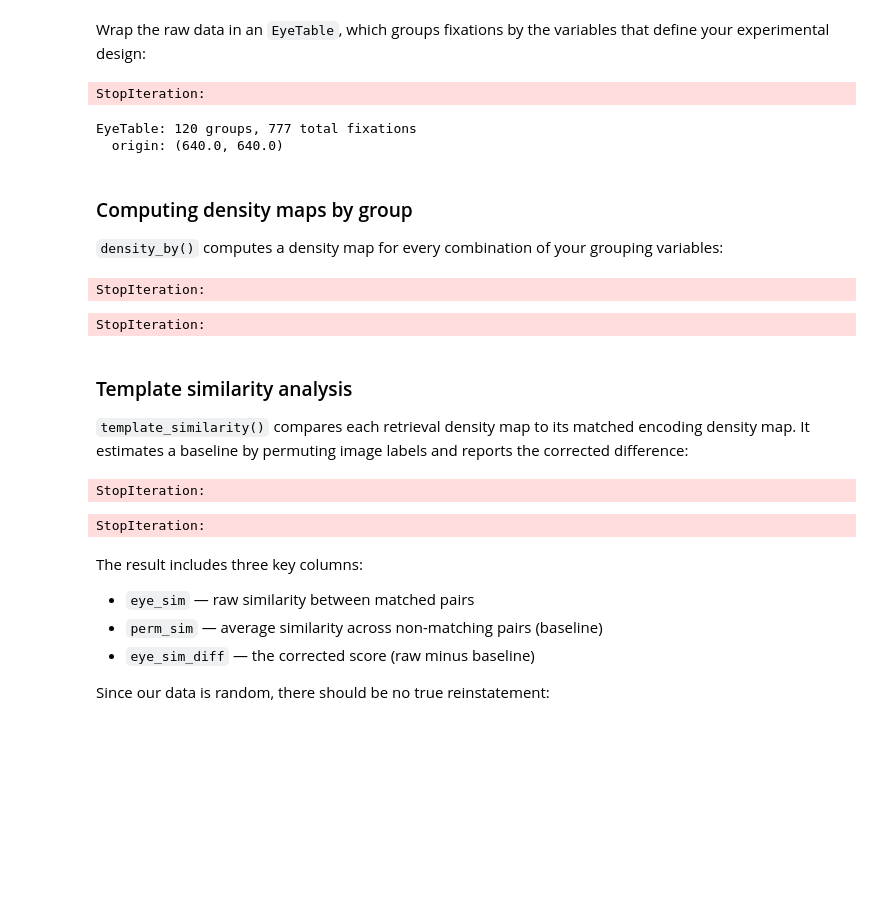
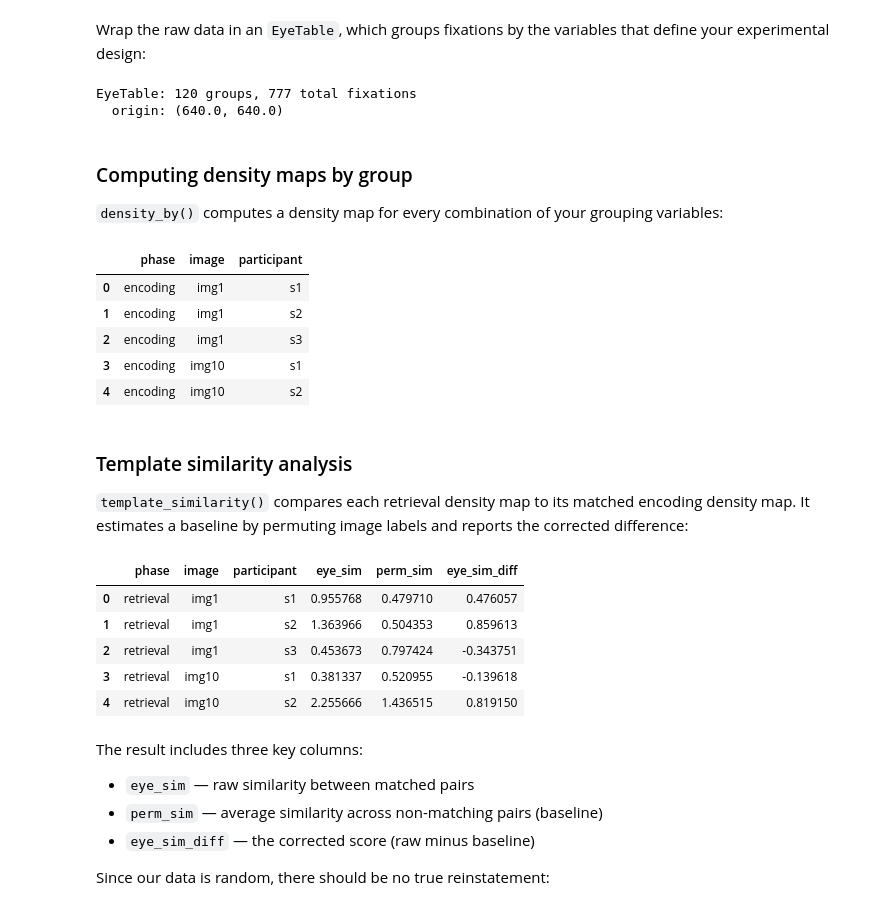
Before and after one commit to bbuchsbaum/peyesim, a Jupyter notebook: notebooks/01_overview.ipynb, the cells around one changed output. Cells and saved outputs as stored; diff of their text form; code cells hidden in the pictures; blank space fills up the shorter version.

```diff
--- a/notebooks/01_overview.ipynb
+++ b/notebooks/01_overview.ipynb
@@ -171,11 +171,10 @@ eyetab = eye_table(
     groupvar=["participant", "phase", "image"],
     data=df,
 )
-eyetab
+print(eyetab)
 # %% [output]
-StopIteration:
+EyeTable: 120 groups, 777 total fixations
+  origin: (640.0, 640.0)
-EyeTable: 120 groups, 777 total fixations
-  origin: (640.0, 640.0)
 # %% [markdown]
 ### Computing density maps by group
 
@@ -189,10 +188,14 @@ eyedens = density_by(
     xbounds=(0, 100),
     ybounds=(0, 100),
 )
-eyedens.head()
+eyedens.drop(columns=["density", "fixgroup"], errors="ignore").head()
 # %% [output]
-StopIteration:
-StopIteration:
+|  | phase | image | participant |
+| 0 | encoding | img1 | s1 |
+| 1 | encoding | img1 | s2 |
+| 2 | encoding | img1 | s3 |
+| 3 | encoding | img10 | s1 |
+| 4 | encoding | img10 | s2 |
 # %% [markdown]
 ### Template similarity analysis
 
@@ -202,17 +205,21 @@ reports the corrected difference:
 # %%
 enc_dens = eyedens[eyedens["phase"] == "encoding"].reset_index(drop=True)
 ret_dens = eyedens[eyedens["phase"] == "retrieval"].reset_index(drop=True)
 
 simres = template_similarity(
     enc_dens, ret_dens,
     match_on="image",
     method="fisherz",
     permutations=50,
 )
-simres.head()
+simres.drop(columns=["density", "fixgroup"], errors="ignore").head()
 # %% [output]
-StopIteration:
-StopIteration:
+|  | phase | image | participant | eye_sim | perm_sim | eye_sim_diff |
+| 0 | retrieval | img1 | s1 | 0.955768 | 0.479710 | 0.476057 |
+| 1 | retrieval | img1 | s2 | 1.363966 | 0.504353 | 0.859613 |
+| 2 | retrieval | img1 | s3 | 0.453673 | 0.797424 | -0.343751 |
+| 3 | retrieval | img10 | s1 | 0.381337 | 0.520955 | -0.139618 |
+| 4 | retrieval | img10 | s2 | 2.255666 | 1.436515 | 0.819150 |
 # %% [markdown]
 The result includes three key columns:
 
```
Also changed, not shown: 2 other files.
